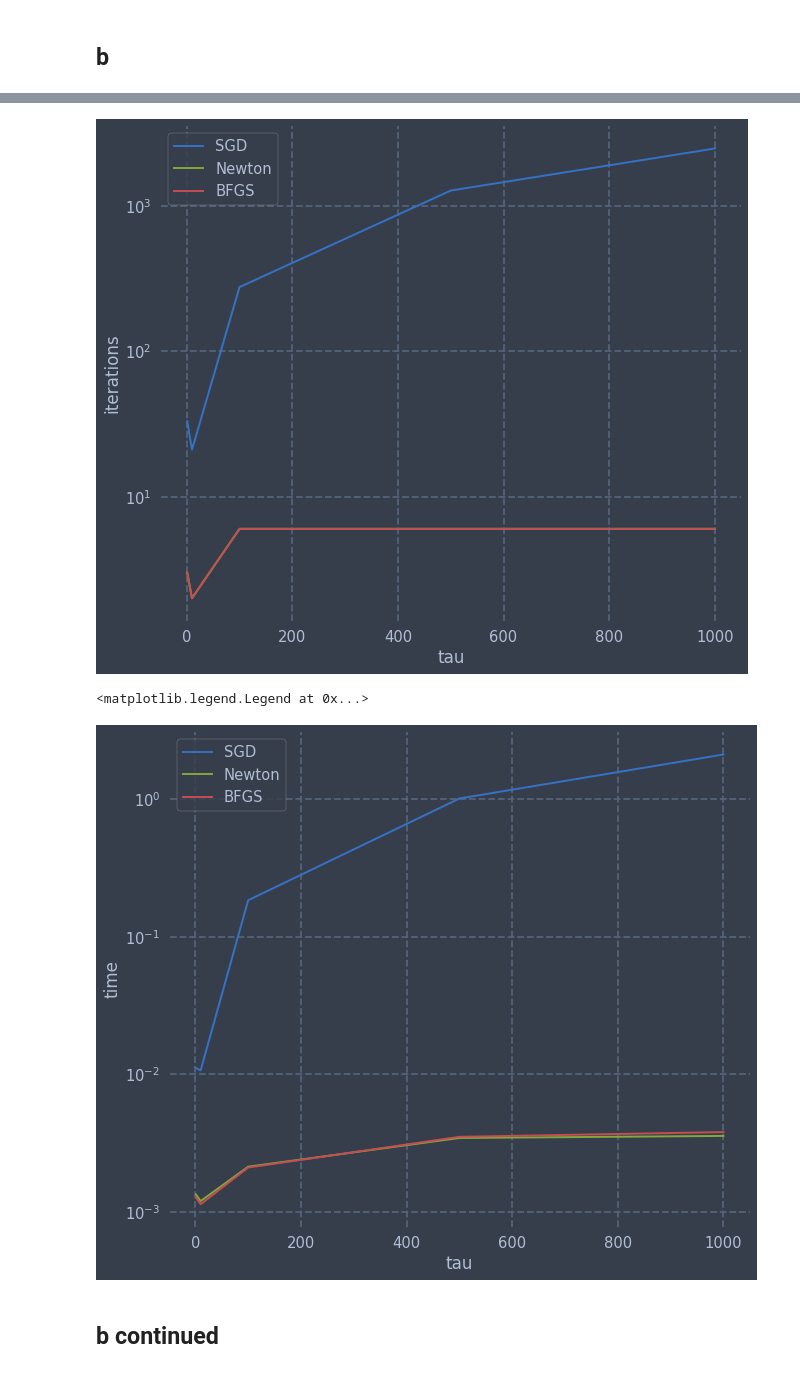
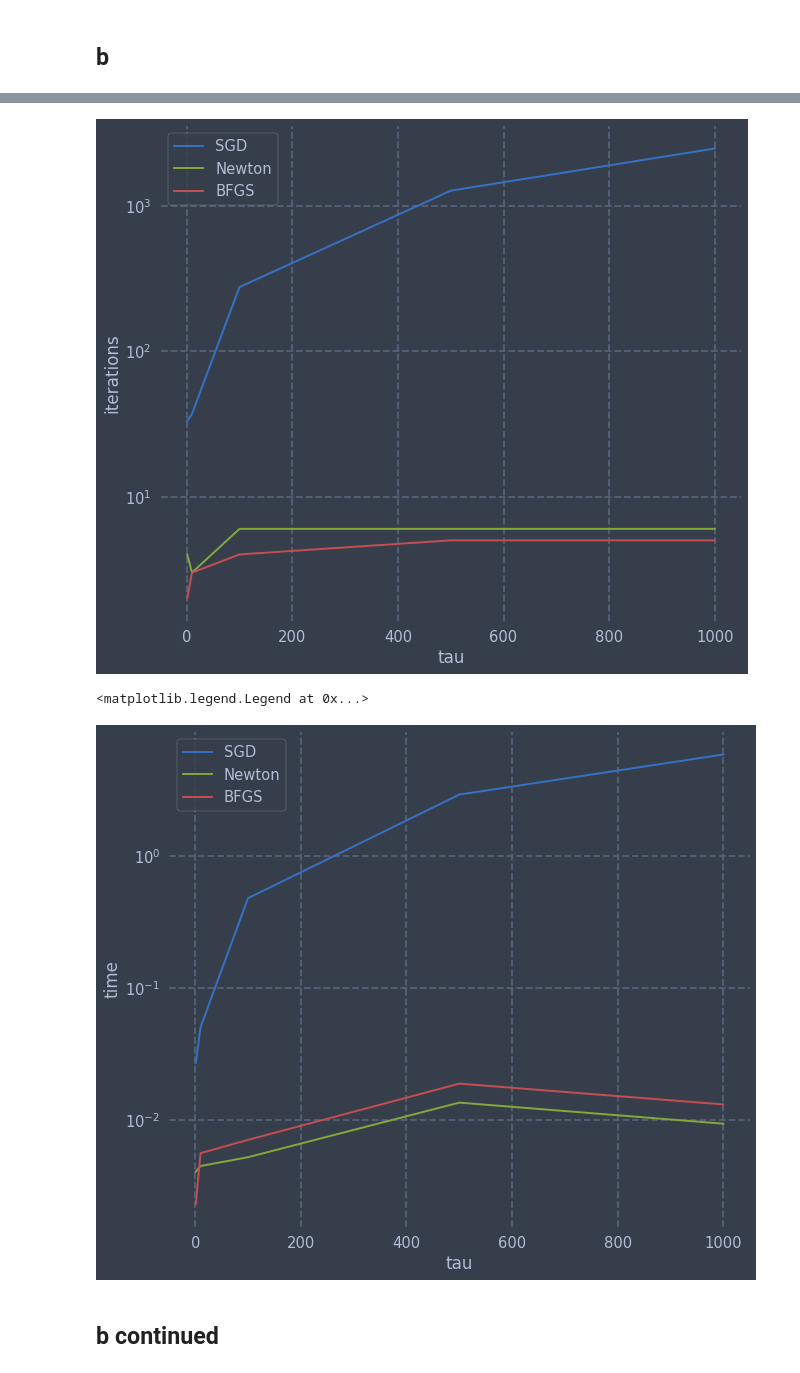
Before and after one commit to charlieLehman/convexoptimization, a Jupyter notebook: hw4/ECE8823_hw4.ipynb, the cells around one changed output, grey strips where cells are left out. Drawn from its saved outputs; the diff is of its cells as text; code cells hidden in the pictures.

```diff
--- a/hw4/ECE8823_hw4.ipynb
+++ b/hw4/ECE8823_hw4.ipynb
@@ -13,6 +13,8 @@ import matplotlib
 %matplotlib inline
 from matplotlib import pyplot as plt
 import numpy as np
+import pandas as pd
+import seaborn as sns
 # import jtplot module in notebook
 from jupyterthemes import jtplot
 jtplot.style(context='talk', fscale=1.4, spines=False, gridlines='--')
@@ -67,41 +69,46 @@ for tau in taus:
 
 
     params = {
-   'Backtracking':{
-       'name':'backtracking',
-       'f':f,
-       'grad_f':grad_f,
-       'alpha':0.001,
-       'beta':0.8,
-       'x0':x0,
-   },
-     'Newtwon':{
-         'name':'newton',
-         'f':f,
-         'grad_f':grad_f,
-         'hess_f':hess_f,
-         'alpha':0.001,
-         'beta':0.8,
-       'x0':x0,
-     },
-     'BFGS':{
-         'name':'newton',
-         'f':f,
-         'grad_f':grad_f,
-         'hess_f':hess_f,
-         'alpha':0.001,
-         'beta':0.8,
-       'x0':x0,
-     },
+        'methods':{
+    'Backtracking':{
+    'name':'backtracking',
+    'f':f,
+    'grad_f':grad_f,
+    'alpha':0.001,
+    'beta':0.8,
+    'x0':x0,
+    },
+  'Newtwon':{
+      'name':'newton',
+      'f':f,
+      'grad_f':grad_f,
+      'hess_f':hess_f,
+      'alpha':0.001,
+      'beta':0.8,
+    'x0':x0,
+  },
+  'BFGS':{
+      'name':'bfgs',
+      'f':f,
+      'grad_f':grad_f,
+      'hess_f':hess_f,
+     'alpha':0.001,
+     'beta':0.8,
+    'x0':x0,
+  },
     }
+   }
 
     gd = GradientDescent(params)
     results = gd.solve(10000, 1e-4)
-    fig, ax = plt.subplots(1,len(results.keys()), figsize=(10,5), tight_layout=True)
+    print('results')
+    df = pd.DataFrame(results)
+    fig, ax = plt.subplots(1,len(df.method.unique()), figsize=(10,5), tight_layout=True)
     _k = []
     _t = []
-    for n, (technique, result)  in enumerate(results.items()):
-        x, k, t = result['x'], result['k'], result['t']
+    for n, technique  in enumerate(df.method.unique()):
+        _df = df[df.method==technique]
+        x, k, t = _df.x.as_matrix()[-1], _df.k.as_matrix()[-1], _df.t.as_matrix()[-1]
         _k.append(k)
         _t.append(t)
         ax[n].imshow(z, extent=[l,h,l,h], origin='lower', cmap='gray')
@@ -136,6 +148,6 @@ plt.legend()
-[figure, old version]
+[figure, new version]
-<matplotlib.legend.Legend at 0x...>
+<matplotlib.legend.Legend at 0x...>
-[figure, old version]
+[figure, new version]
 # %% [markdown]
 ## b continued
 # %%
```
Also changed, not shown: parts of 9 cells of this notebook, 11 other files.
